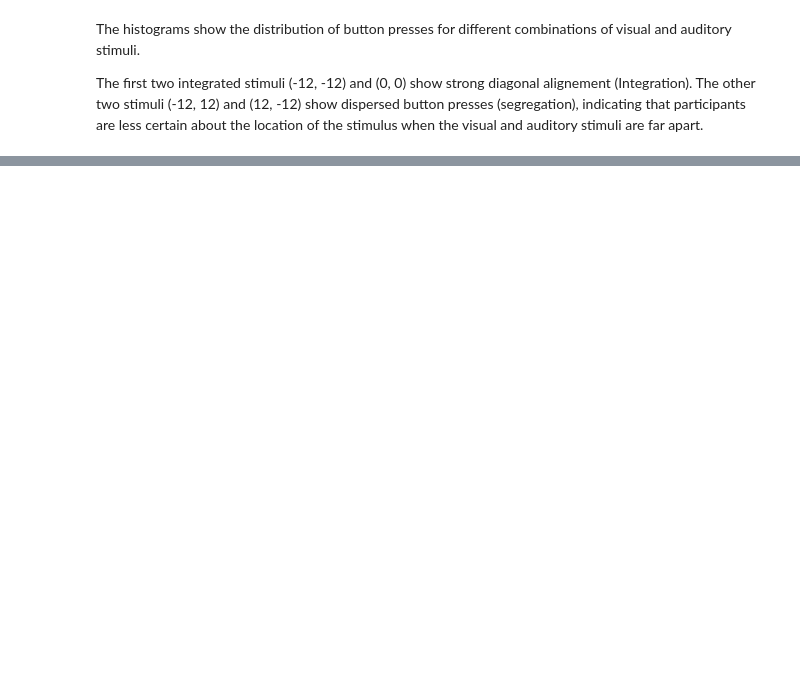
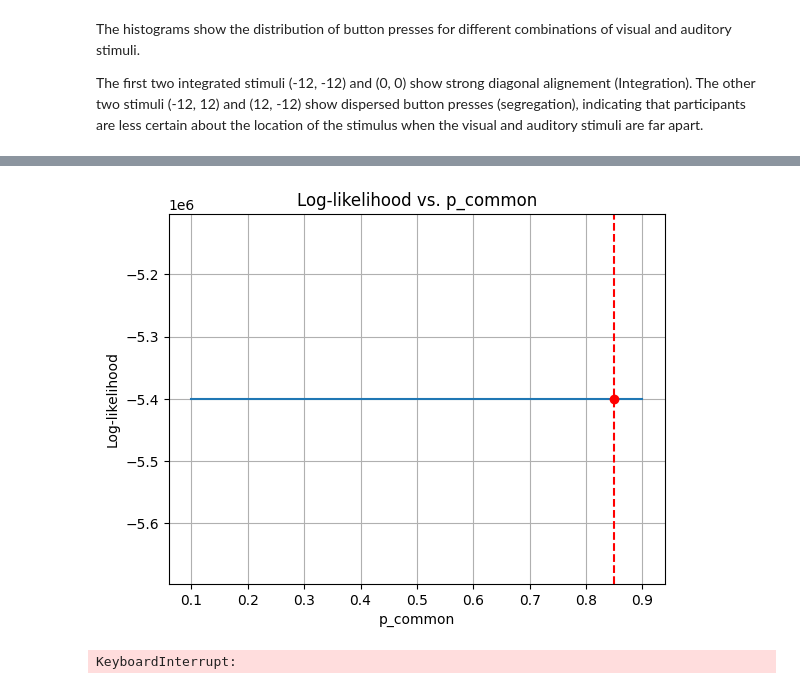
Before and after one commit to Anina2407/Causal-Inference-in-Multisensory-Perception, a Jupyter notebook: msi.ipynb, the cells around one changed output, grey strips where cells are left out. Saved outputs shown, nothing was run; the diff lists cells and outputs as text; code cells hidden in the pictures; blank space fills up the shorter version.

Commit message:
run MCMC with more trials

```diff
--- a/msi.ipynb
+++ b/msi.ipynb
@@ -725,0 +771,21 @@ The first two integrated stimuli (-12, -12) and (0, 0) show strong diagonal alig
+# %%
+def compute_loglikelihood(data_exp, p_common,sigma_v,sigma_a,sigma_p,mu_p=0):
+    model_hist = make_button_presses(trial_number=10000,p_common=p_common,sigma_v=sigma_v,sigma_a=sigma_a,sigma_p=sigma_p,mu_p=mu_p)
+    total_log_likelihood = 0.0
+    epsilon = 1e-100
+
+    for key in data_exp:
+        # Get observed and model-predicted histograms
+        obs_counts = data_exp[key]
+        model_counts = model_hist[key]
+
+        # Normalize model histogram to get probabilities
+        model_probs = model_counts / model_counts.sum()
+
+        # Compute log-likelihood: sum(n_ij * log(p_ij))
+        log_probs = np.log(model_probs + epsilon)
+        log_likelihood = np.sum(obs_counts * log_probs)
+
+        total_log_likelihood += log_likelihood
+
+    return total_log_likelihood
@@ -725,0 +841,59 @@ The first two integrated stimuli (-12, -12) and (0, 0) show strong diagonal alig
+# %%
+true_p = 0.85
+ps = [0.1, 0.5, 0.6, 0.7, 0.8, 0.9]
+ll_true = compute_loglikelihood(data_exp, true_p, sigma_v, sigma_a, sigma_p)
+lls = [compute_loglikelihood(data_exp, p, sigma_v, sigma_a, sigma_p) for p in ps]
+plt.axvline(true_p, color="red", linestyle="--", label=f"True p_common = {true_p}")
+plt.scatter([true_p], [ll_true], color="red", zorder=5)
+plt.plot(ps, lls)
+plt.xlabel("p_common")
+plt.ylabel("Log-likelihood")
+plt.title("Log-likelihood vs. p_common")
+plt.grid()
+plt.show()
+# %% [output]
+[figure, added]
+# %%
+import itertools
+
+# create parameter space for naive approach
+p_common_vals=np.linspace(0,1,10)
+sigma_v_vals=np.linspace(0,20,10)
+sigma_a_vals=np.linspace(0,20,10)
+sigma_p_vals=np.linspace(0,20,10)
+
+
+results = []
+
+# Brute-force grid search
+for p_common, sigma_v, sigma_a, sigma_p in itertools.product(p_common_vals, sigma_v_vals, sigma_a_vals, sigma_p_vals):
+    ll = compute_loglikelihood(data_exp, p_common, sigma_v, sigma_a, sigma_p)
+    results.append({
+        "p_common": p_common,
+        "sigma_v": sigma_v,
+        "sigma_a": sigma_a,
+        "sigma_p": sigma_p,
+        "log_likelihood": ll
+    })
+
+# Convert to DataFrame for easy plotting
+df_results = pd.DataFrame(results)
+
+# Find global max
+best_params = df_results.loc[df_results['log_likelihood'].idxmax()]
+print("Best parameters:\n", best_params)
+
+# Plot marginal likelihoods
+for param in ["p_common", "sigma_v", "sigma_a", "sigma_p"]:
+    plt.figure()
+    grouped = df_results.groupby(param)['log_likelihood'].max()
+    plt.plot(grouped.index, grouped.values, label=f"Marginal log-likelihood for {param}")
+    plt.axvline(best_params[param], color='red', linestyle='--', label='Max LL param')
+    plt.xlabel(param)
+    plt.ylabel('Log-likelihood')
+    plt.title(f"Marginal likelihood over {param}")
+    plt.legend()
+    plt.grid(True)
+    plt.show()
+# %% [output]
+KeyboardInterrupt:
```
Also changed, not shown: parts of 12 cells of this notebook, 4 other files.
